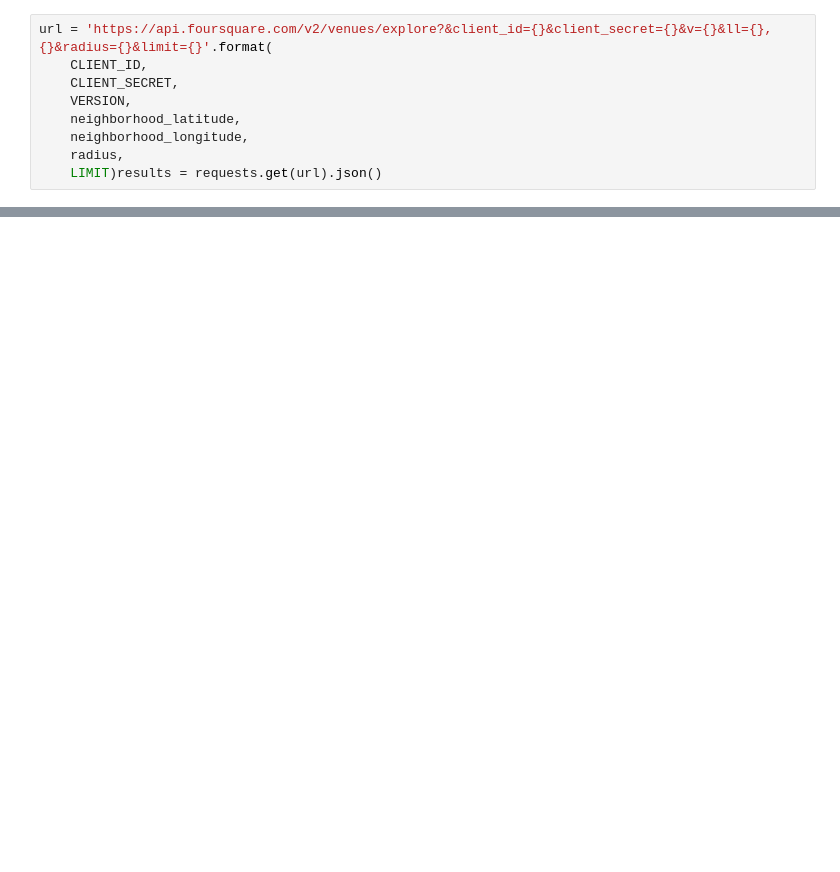
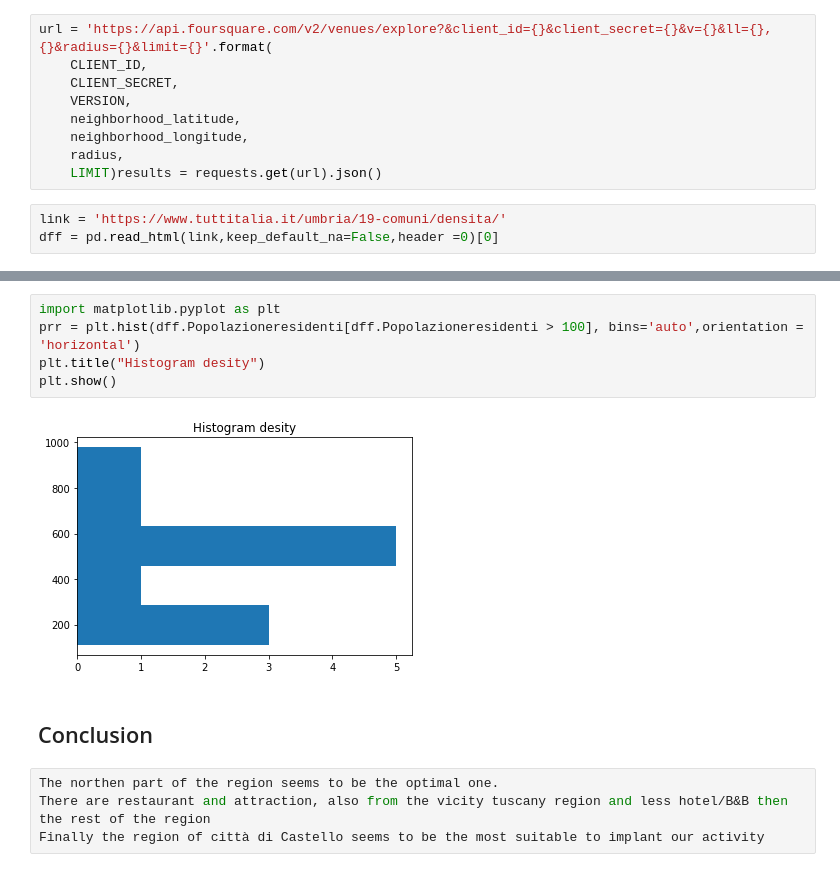
Before and after one commit to ciuchina/capstoneProject, a Jupyter notebook: "gite" in Umbria.ipynb, the cells around one changed output, grey strips where cells are left out. Drawn from its saved outputs; the diff is of its cells as text; blank space fills up the shorter version.

```diff
--- a/"gite" in Umbria.ipynb
+++ b/"gite" in Umbria.ipynb
@@ -153,3 +146,6 @@ url = 'https://api.foursquare.com/v2/venues/explore?&client_id={}&client_secret=
     neighborhood_longitude,
     radius,
     LIMIT)results = requests.get(url).json()
+# %%
+link = 'https://www.tuttitalia.it/umbria/19-comuni/densita/'
+dff = pd.read_html(link,keep_default_na=False,header =0)[0]
@@ -155,0 +161,13 @@ url = 'https://api.foursquare.com/v2/venues/explore?&client_id={}&client_secret=
+# %%
+import matplotlib.pyplot as plt
+prr = plt.hist(dff.Popolazioneresidenti[dff.Popolazioneresidenti > 100], bins='auto',orientation = 'horizontal')
+plt.title("Histogram desity")
+plt.show()
+# %% [output]
+[figure, added]
+# %% [markdown]
+## Conclusion
+# %%
+The northen part of the region seems to be the optimal one.
+There are restaurant and attraction, also from the vicity tuscany region and less hotel/B&B then the rest of the region
+Finally the region of città di Castello seems to be the most suitable to implant our activity
```
Also changed, not shown: parts of 2 cells of this notebook.
